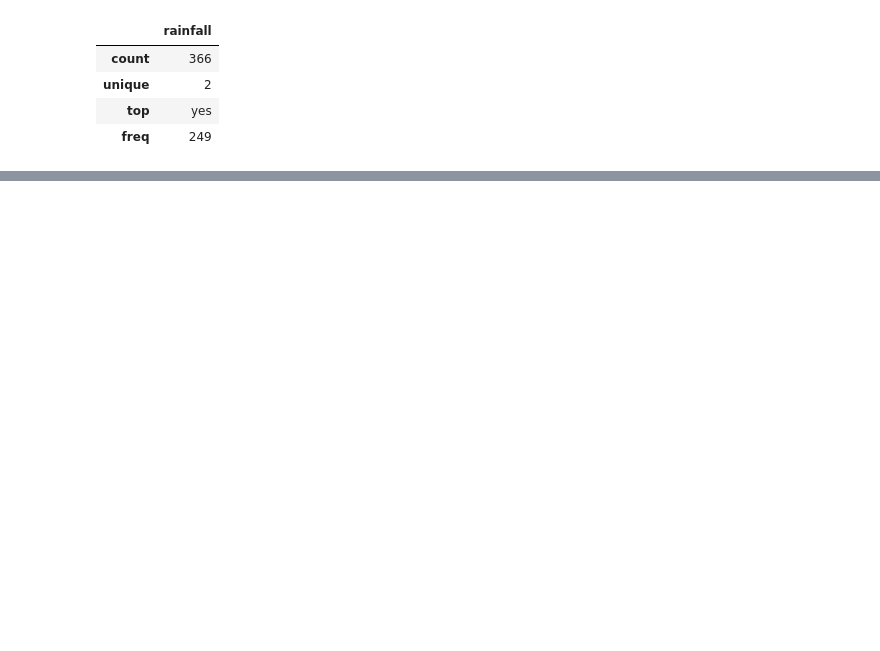
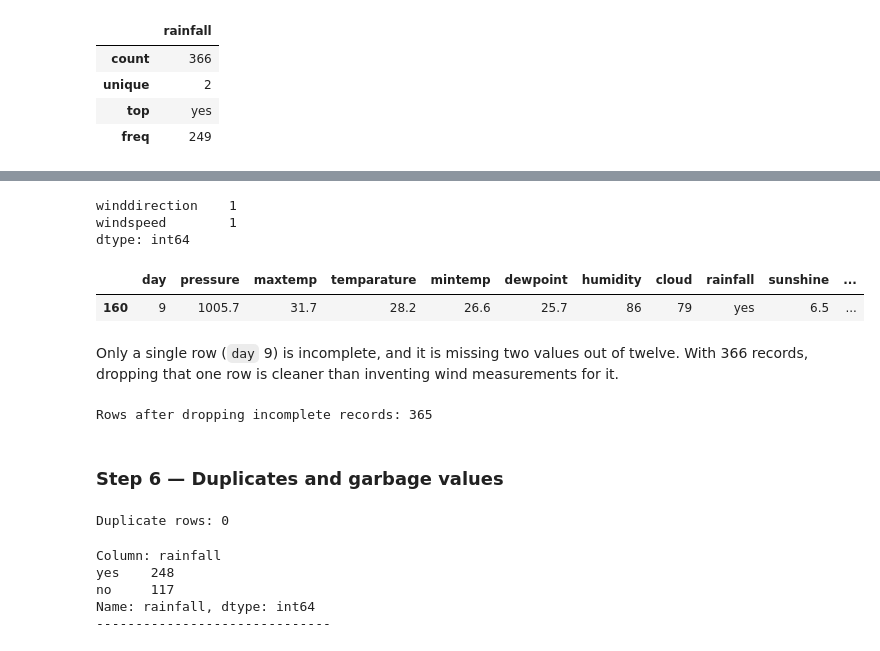
Before and after one commit to LEO-512/RainPrediction-System, a Jupyter notebook: rainfall_prediction.ipynb, the cells around one changed output, grey strips where cells are left out. Cells and saved outputs as stored; diff of their text form; code cells hidden in the pictures; blank space fills up the shorter version.

```diff
--- a/rainfall_prediction.ipynb
+++ b/rainfall_prediction.ipynb
@@ -256,9 +113,0 @@ object
-# %%
-df['rainfall'] = pd.to_numeric(df['rainfall'], errors='coerce')
-# %%
-df['rainfall'].fillna(df['rainfall'].mean(), inplace=True)
-# %%
-# Normalize the 'rainfall' column manually
-df['rainfall_normalized'] = (df['rainfall'] - df['rainfall'].min()) / (df['rainfall'].max() - df['rainfall'].min())
-
-print(df[['rainfall', 'rainfall_normalized']])
@@ -332,0 +134,36 @@ Testing Target Shape: (74,)
+# %%
+missing = df.isnull().sum()
+missing[missing > 0]
+# %% [output]
+winddirection    1
+windspeed        1
+dtype: int64
+# %%
+df[df.isnull().any(axis=1)]
+# %% [output]
+|  | day | pressure | maxtemp | temparature | mintemp | dewpoint | humidity | cloud | rainfall | sunshine | ... |
+| 160 | 9 | 1005.7 | 31.7 | 28.2 | 26.6 | 25.7 | 86 | 79 | yes | 6.5 | ... |
+# %% [markdown]
+Only a single row (`day` 9) is incomplete, and it is missing two values out of twelve. With 366 records, dropping that one row is cleaner than inventing wind measurements for it.
+# %%
+df = df.dropna().reset_index(drop=True)
+print("Rows after dropping incomplete records:", len(df))
+# %% [output]
+Rows after dropping incomplete records: 365
+# %% [markdown]
+### Step 6 — Duplicates and garbage values
+# %%
+print("Duplicate rows:", df.duplicated().sum())
+# %% [output]
+Duplicate rows: 0
+# %%
+for col in df.select_dtypes(include="object").columns:
+    print(f"Column: {col}")
+    print(df[col].value_counts())
+    print("-" * 30)
+# %% [output]
+Column: rainfall
+yes    248
+no     117
+Name: rainfall, dtype: int64
+------------------------------
```
Also changed, not shown: parts of 54 cells of this notebook, 1 other file.
